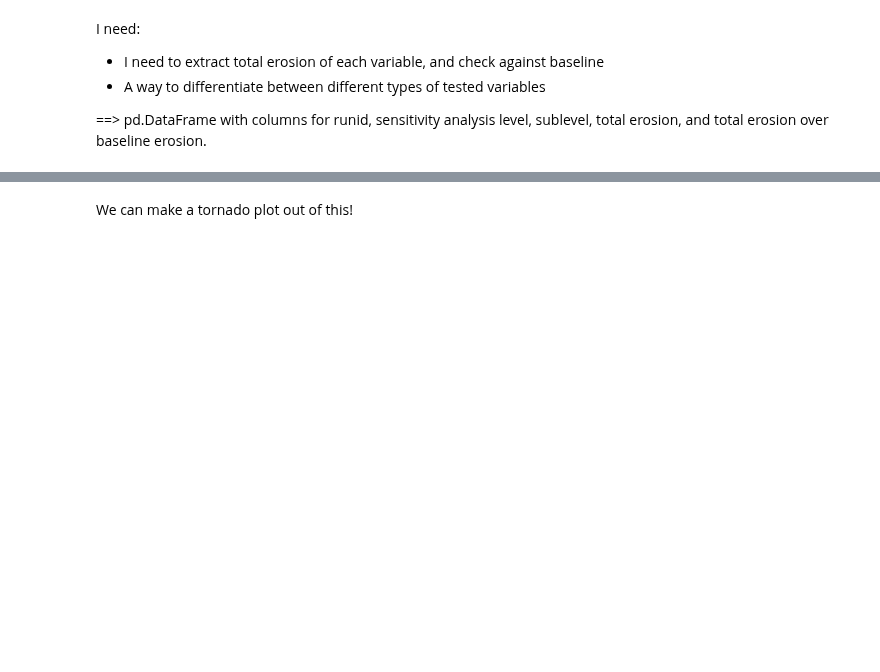
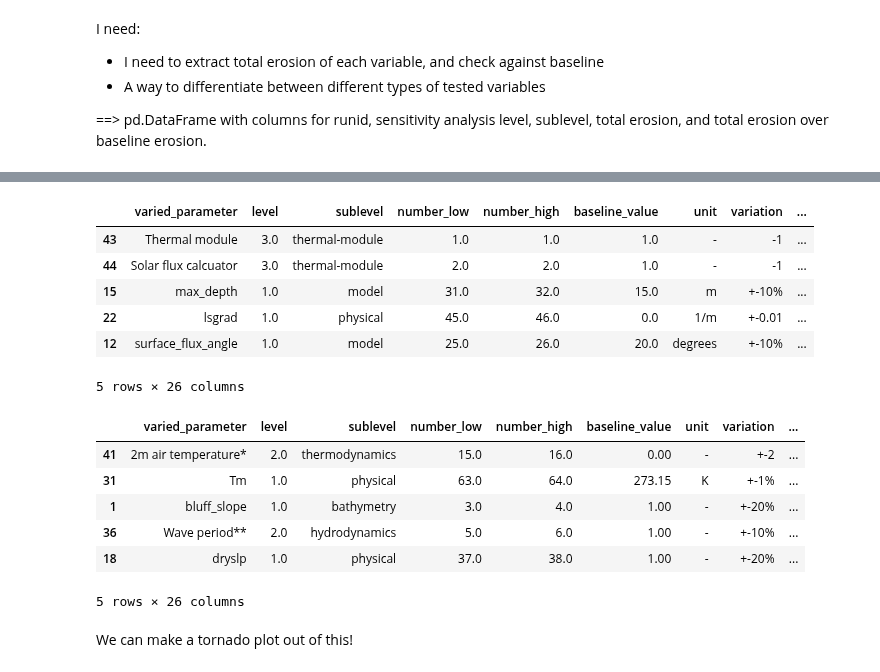
Before and after one commit to khdebruijn/thermo-morphological-model, a Jupyter notebook: results/sensitivity_analysis_erosion.ipynb, the cells around one changed output, grey strips where cells are left out. Drawn from its saved outputs; the diff is of its cells as text; code cells hidden in the pictures; blank space fills up the shorter version.

```diff
--- a/results/sensitivity_analysis_erosion.ipynb
+++ b/results/sensitivity_analysis_erosion.ipynb
@@ -100,3 +170,21 @@ NameError: name 'Path' is not defined
+# %%
+display(df.head())
+display(df.tail())
+# %% [output]
+|  | varied_parameter | level | sublevel | number_low | number_high | baseline_value | unit | variation | ... |
+| 43 | Thermal module | 3.0 | thermal-module | 1.0 | 1.0 | 1.0 | - | -1 | ... |
+| 44 | Solar flux calcuator | 3.0 | thermal-module | 2.0 | 2.0 | 1.0 | - | -1 | ... |
+| 15 | max_depth | 1.0 | model | 31.0 | 32.0 | 15.0 | m | +-10% | ... |
+| 22 | lsgrad | 1.0 | physical | 45.0 | 46.0 | 0.0 | 1/m | +-0.01 | ... |
+| 12 | surface_flux_angle | 1.0 | model | 25.0 | 26.0 | 20.0 | degrees | +-10% | ... |
+5 rows × 26 columns
+|  | varied_parameter | level | sublevel | number_low | number_high | baseline_value | unit | variation | ... |
+| 41 | 2m air temperature* | 2.0 | thermodynamics | 15.0 | 16.0 | 0.00 | - | +-2 | ... |
+| 31 | Tm | 1.0 | physical | 63.0 | 64.0 | 273.15 | K | +-1% | ... |
+| 1 | bluff_slope | 1.0 | bathymetry | 3.0 | 4.0 | 1.00 | - | +-20% | ... |
+| 36 | Wave period** | 2.0 | hydrodynamics | 5.0 | 6.0 | 1.00 | - | +-10% | ... |
+| 18 | dryslp | 1.0 | physical | 37.0 | 38.0 | 1.00 | - | +-20% | ... |
+5 rows × 26 columns
 # %% [markdown]
 We can make a tornado plot out of this!
 # %%
```
Also changed, not shown: parts of 7 cells of this notebook, 1 other file.
